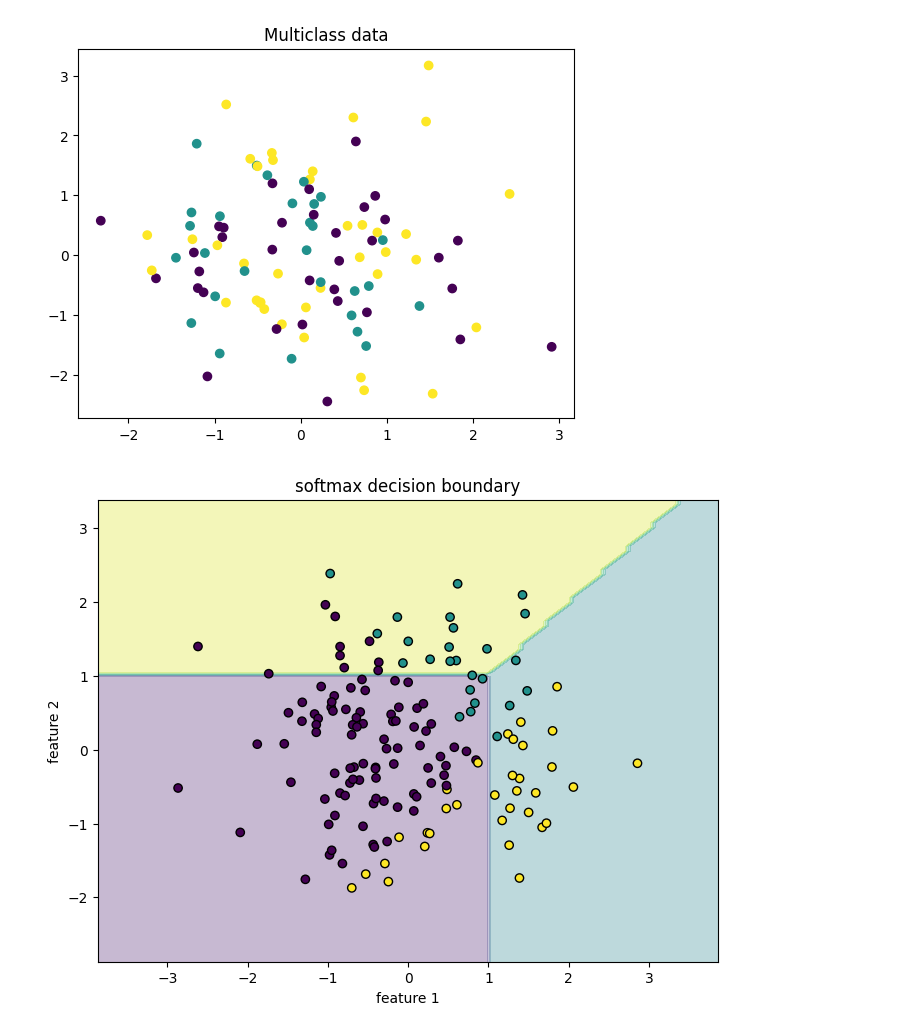
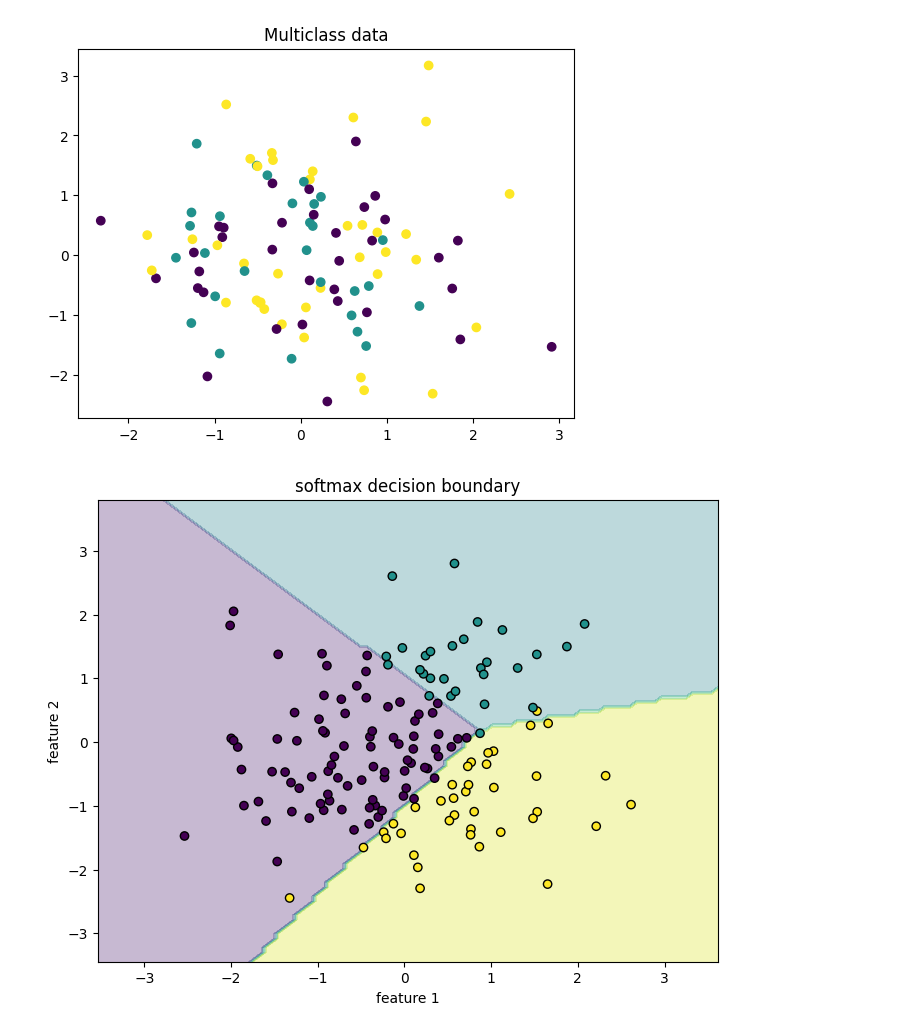
Before and after one commit to crahulnaidu/recursive-self-improving-ai, a Jupyter notebook: month_1/ai_month_day_10.ipynb, the cells around one changed output. Drawn from its saved outputs; the diff is of its cells as text; code cells hidden in the pictures.

```diff
--- a/month_1/ai_month_day_10.ipynb
+++ b/month_1/ai_month_day_10.ipynb
@@ -74,31 +74,31 @@ for _ in range(1000):
 # %%
 #create grid
 
 x_min,x_max=X[:,0].min()-1,X[:,0].max()+1
 y_min,y_max=X[:,1].min()-1,X[:,1].max()+1
 
 xx,yy=np.meshgrid(np.linspace(x_min,x_max,100),np.linspace(y_min,y_max,100))
 
 grid=np.c_[xx.ravel(),yy.ravel()]
 grid_b=np.c_[np.ones((grid.shape[0],1)),grid]
 
 #predict on grid
 
-probs=softmax(grid_b)
+probs=softmax(grid_b @ theta)
 preds=np.argmax(probs,axis=1)
 preds=preds.reshape(xx.shape)
 
 #plot decision boundary
 
 plt.figure(figsize=(8,6))
 
 plt.contourf(xx,yy,preds,alpha=0.3)
 
 plt.scatter(X[:,0],X[:,1],c=y,edgecolor='k')
 
 plt.title("softmax decision boundary")
 plt.xlabel("feature 1")
 plt.ylabel("feature 2")
 plt.show()
 # %% [output]
-[figure, old version]
+[figure, new version]
```
